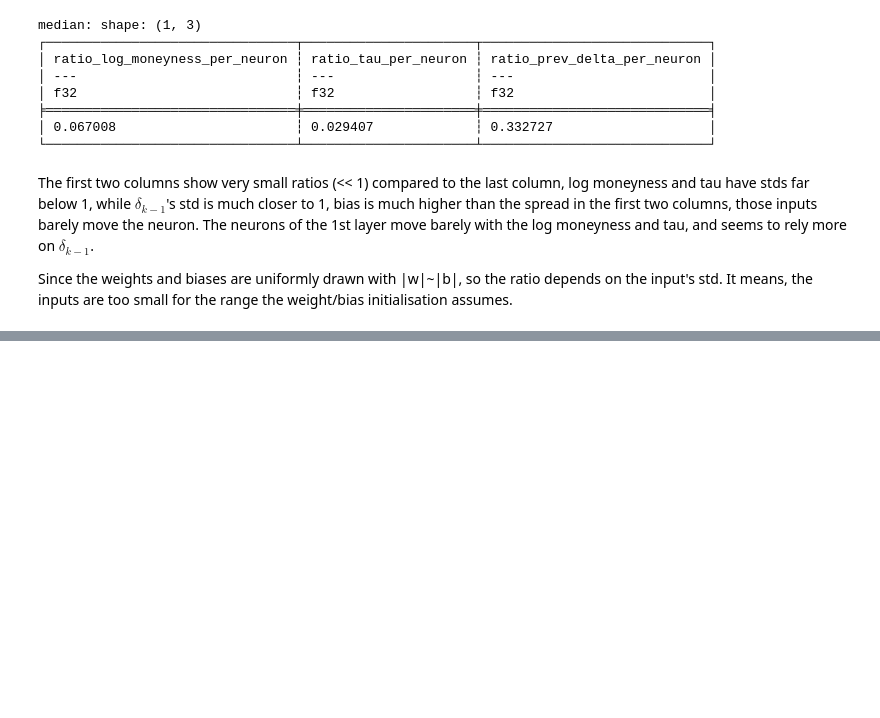
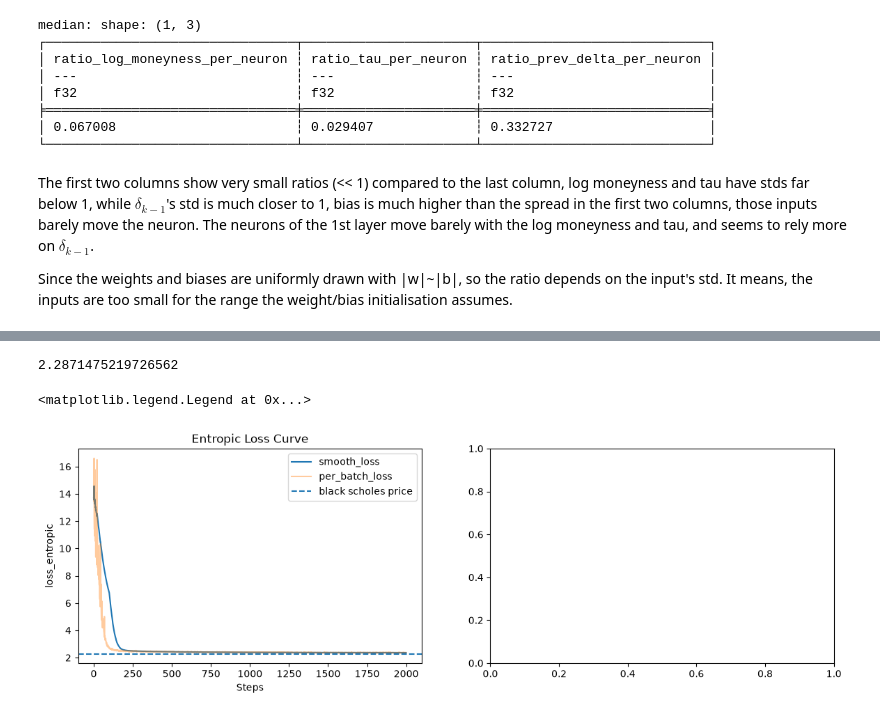
Before and after one commit to AnesABDOU/DeepHedging, a Jupyter notebook: notebooks/nn_res_analysis.ipynb, the cells around one changed output, grey strips where cells are left out. Cells and saved outputs as stored; diff of their text form; code cells hidden in the pictures; blank space fills up the shorter version.

```diff
--- a/notebooks/nn_res_analysis.ipynb
+++ b/notebooks/nn_res_analysis.ipynb
@@ -426,0 +428,4 @@ Since the weights and biases are uniformly drawn with |w|~|b|, so the ratio depe
+# %%
+entropic_loss_path = os.path.join(entropic_run_path, "model_history.csv")
+entropic_loss = pl.read_csv(entropic_loss_path)
+print(entropic_loss)
@@ -426,0 +451,4 @@ Since the weights and biases are uniformly drawn with |w|~|b|, so the ratio depe
+# %%
+entropic_loss = entropic_loss.with_columns(pl.col("loss").rolling_mean(window_size=100, min_samples=1).alias("loss_rolling_mean"))
+entropic_loss = entropic_loss.with_row_index("iter")
+print(entropic_loss.head())
@@ -426,0 +468,31 @@ Since the weights and biases are uniformly drawn with |w|~|b|, so the ratio depe
+# %%
+config_path = os.path.join(entropic_run_path, "config.yaml")
+# %%
+with open(config_path) as f:
+    config = yaml.safe_load(f)
+
+S0 = config["market"]["S0"]
+mu = config["market"]["mu"]
+sigma = config["market"]["sigma"]
+T = config["market"]["T"]
+n_steps = config["market"]["n_steps"]
+K = config["option"]["K"]
+
+bs_price = black_scholes_call_price(S=torch.tensor(S0, dtype=torch.float32), K=K, tau=torch.tensor(T, dtype=torch.float32), sigma=sigma).item()
+print(bs_price)
+# %% [output]
+2.2871475219726562
+# %%
+fig, (ax1, ax2) = plt.subplots(1, 2, figsize=(14, 4))
+
+# Entropic Loss
+sns.lineplot(data=entropic_loss, x="iter", y="loss_rolling_mean", ax=ax1, label="smooth_loss")
+sns.lineplot(data=entropic_loss, x="iter", y="loss", ax=ax1, alpha=0.4, label="per_batch_loss")
+ax1.axhline(bs_price, linestyle="--", label="black scholes price")
+ax1.set_xlabel("Steps")
+ax1.set_ylabel("loss_entropic")
+ax1.set_title("Entropic Loss Curve")
+ax1.legend()
+# %% [output]
+<matplotlib.legend.Legend at 0x...>
+[figure, added]
```
Also changed, not shown: parts of 15 cells of this notebook, 4 other files.
